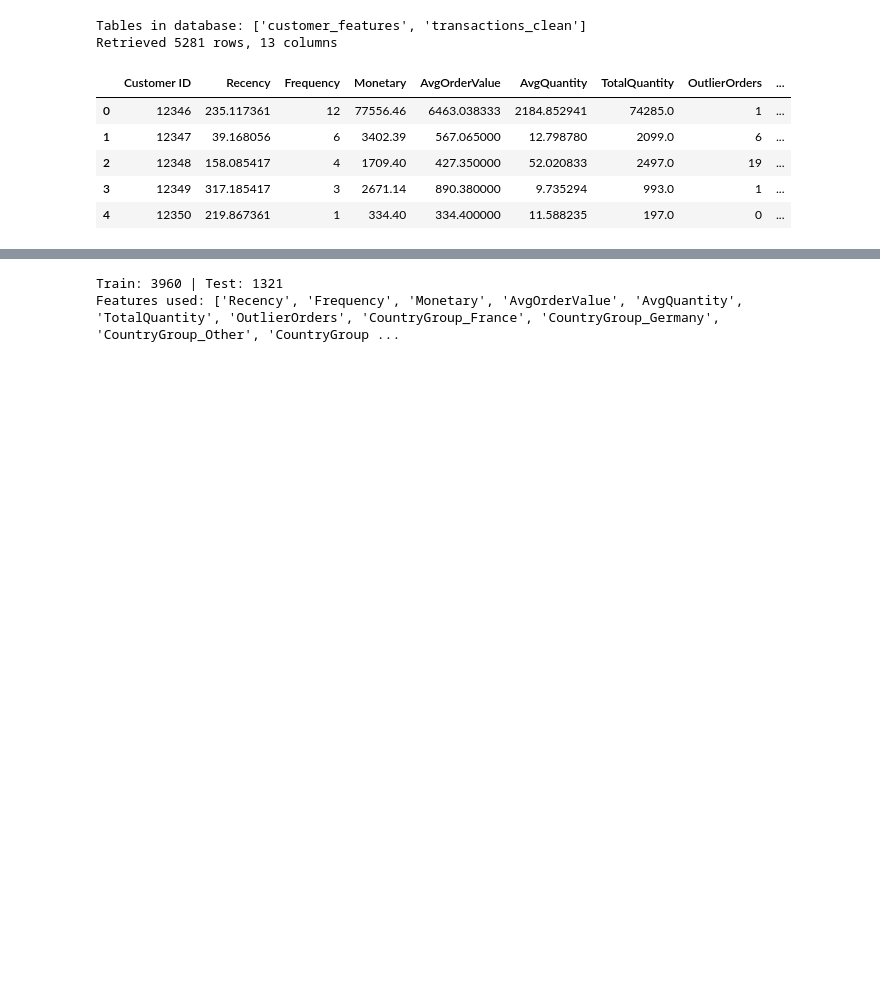
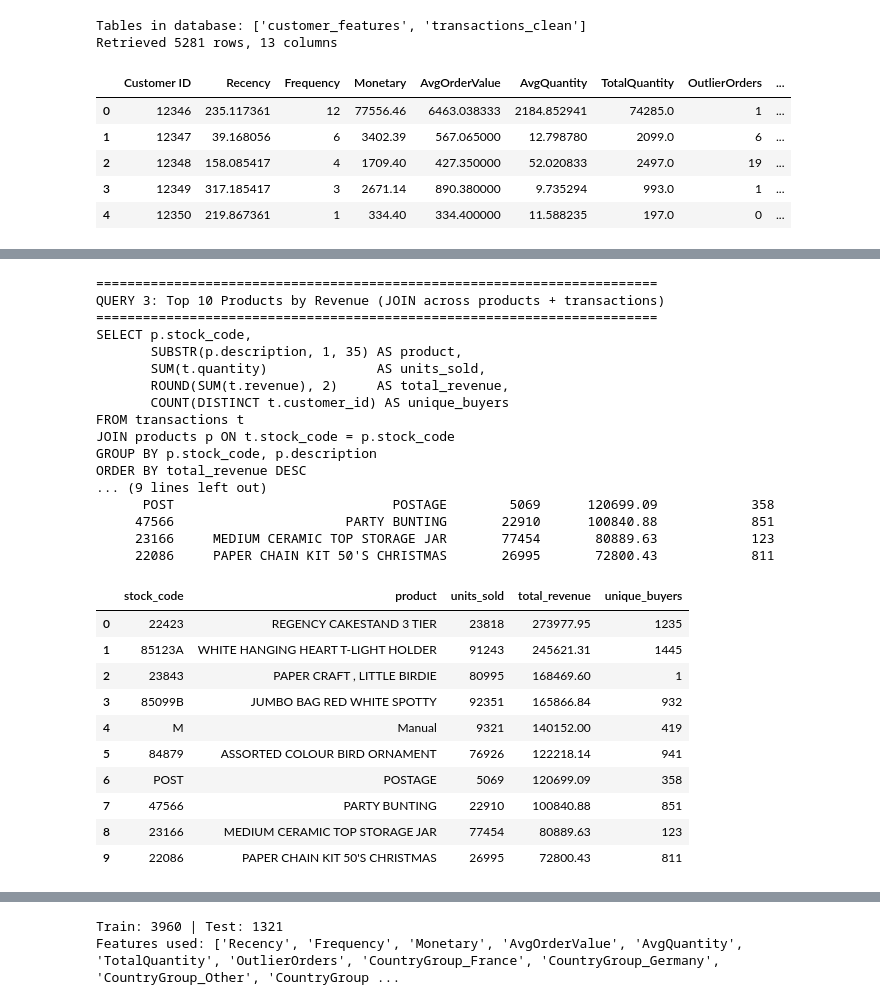
Before and after one commit to littlestuart07/Online-Retail-Analytics-Project, a Jupyter notebook: Digital Assignment 2/DA2_ML_Models.ipynb, the cells around one changed output, grey strips where cells are left out. Cells and saved outputs as stored; diff of their text form; code cells hidden in the pictures; blank space fills up the shorter version.

```diff
--- a/Digital Assignment 2/DA2_ML_Models.ipynb
+++ b/Digital Assignment 2/DA2_ML_Models.ipynb
@@ -23,3 +67,28 @@ Retrieved 5281 rows, 13 columns
 | 2 | 12348 | 158.085417 | 4 | 1709.40 | 427.350000 | 52.020833 | 2497.0 | 19 | ... |
 | 3 | 12349 | 317.185417 | 3 | 2671.14 | 890.380000 | 9.735294 | 993.0 | 1 | ... |
 | 4 | 12350 | 219.867361 | 1 | 334.40 | 334.400000 | 11.588235 | 197.0 | 0 | ... |
+# %%
+import sqlite3
+import pandas as pd
+import numpy as np
+import time
+
+DB = "da2_retail_normalized.sqlite"
+conn = sqlite3.connect(DB)
+
+def run(title, sql, params=None):
+    print("\n" + "="*72)
+    print(title)
+    print("="*72)
+    print(sql.strip())
+    print("-"*72)
+    df = pd.read_sql(sql, conn, params=params) if params else pd.read_sql(sql, conn)
+    print(df.to_string(index=False))
+    return df
+
+run("QUERY 1: Database Schema Overview", """
+SELECT name AS table_name,
+       (SELECT COUNT(*) FROM pragma_table_info(m.name)) AS n_columns
+FROM sqlite_master m
+WHERE type = 'table' AND name NOT LIKE 'sqlite_%'
+""")
@@ -25,0 +150,42 @@ Retrieved 5281 rows, 13 columns
+# %%
+run("QUERY 3: Top 10 Products by Revenue (JOIN across products + transactions)", """
+SELECT p.stock_code,
+       SUBSTR(p.description, 1, 35) AS product,
+       SUM(t.quantity)              AS units_sold,
+       ROUND(SUM(t.revenue), 2)     AS total_revenue,
+       COUNT(DISTINCT t.customer_id) AS unique_buyers
+FROM transactions t
+JOIN products p ON t.stock_code = p.stock_code
+GROUP BY p.stock_code, p.description
+ORDER BY total_revenue DESC
+LIMIT 10
+""")
+# %% [output]
+========================================================================
+QUERY 3: Top 10 Products by Revenue (JOIN across products + transactions)
+========================================================================
+SELECT p.stock_code,
+       SUBSTR(p.description, 1, 35) AS product,
+       SUM(t.quantity)              AS units_sold,
+       ROUND(SUM(t.revenue), 2)     AS total_revenue,
+       COUNT(DISTINCT t.customer_id) AS unique_buyers
+FROM transactions t
+JOIN products p ON t.stock_code = p.stock_code
+GROUP BY p.stock_code, p.description
+ORDER BY total_revenue DESC
+... (9 lines left out)
+      POST                            POSTAGE        5069      120699.09            358
+     47566                      PARTY BUNTING       22910      100840.88            851
+     23166     MEDIUM CERAMIC TOP STORAGE JAR       77454       80889.63            123
+     22086     PAPER CHAIN KIT 50'S CHRISTMAS       26995       72800.43            811
+|  | stock_code | product | units_sold | total_revenue | unique_buyers |
+| 0 | 22423 | REGENCY CAKESTAND 3 TIER | 23818 | 273977.95 | 1235 |
+| 1 | 85123A | WHITE HANGING HEART T-LIGHT HOLDER | 91243 | 245621.31 | 1445 |
+| 2 | 23843 | PAPER CRAFT , LITTLE BIRDIE | 80995 | 168469.60 | 1 |
+| 3 | 85099B | JUMBO BAG RED WHITE SPOTTY | 92351 | 165866.84 | 932 |
+| 4 | M | Manual | 9321 | 140152.00 | 419 |
+| 5 | 84879 | ASSORTED COLOUR BIRD ORNAMENT | 76926 | 122218.14 | 941 |
+| 6 | POST | POSTAGE | 5069 | 120699.09 | 358 |
+| 7 | 47566 | PARTY BUNTING | 22910 | 100840.88 | 851 |
+| 8 | 23166 | MEDIUM CERAMIC TOP STORAGE JAR | 77454 | 80889.63 | 123 |
+| 9 | 22086 | PAPER CHAIN KIT 50'S CHRISTMAS | 26995 | 72800.43 | 811 |
```
Also changed, not shown: parts of 47 cells of this notebook.
